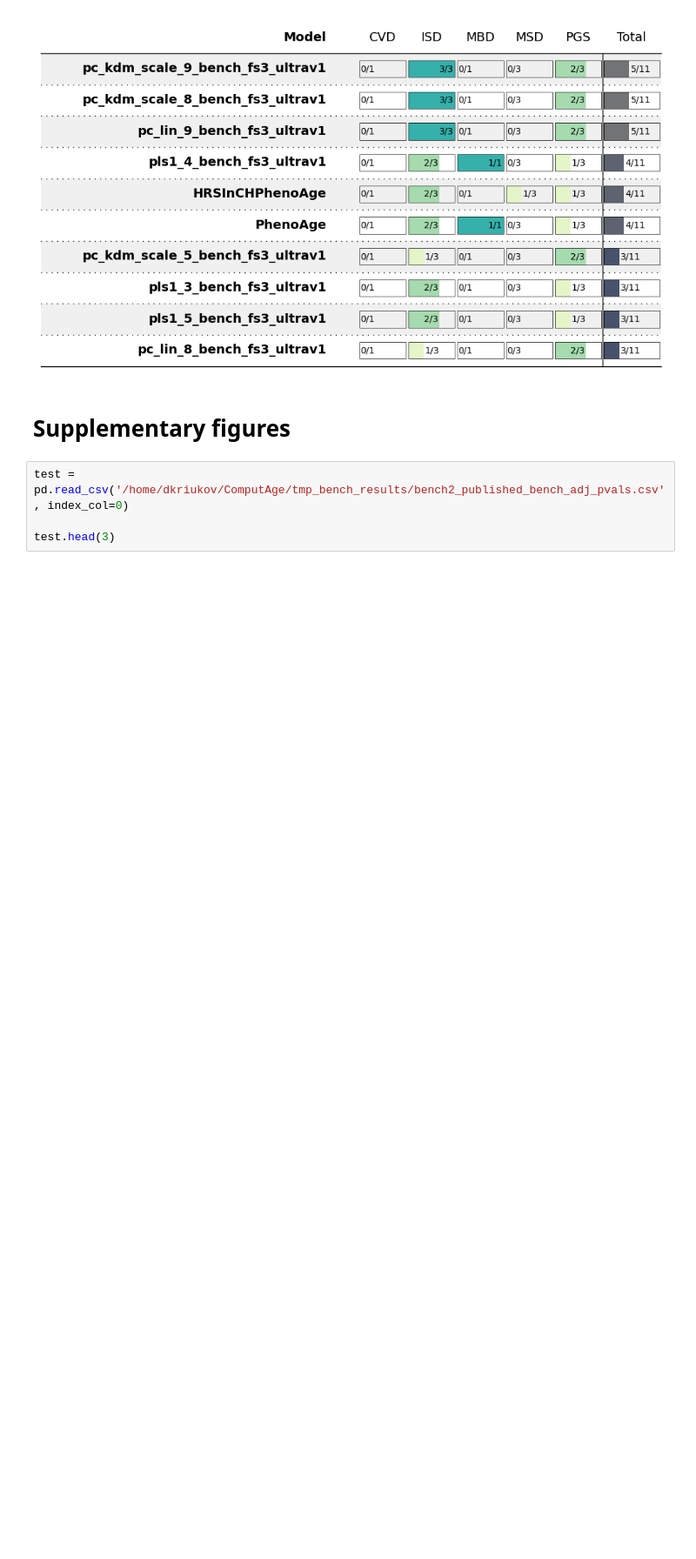
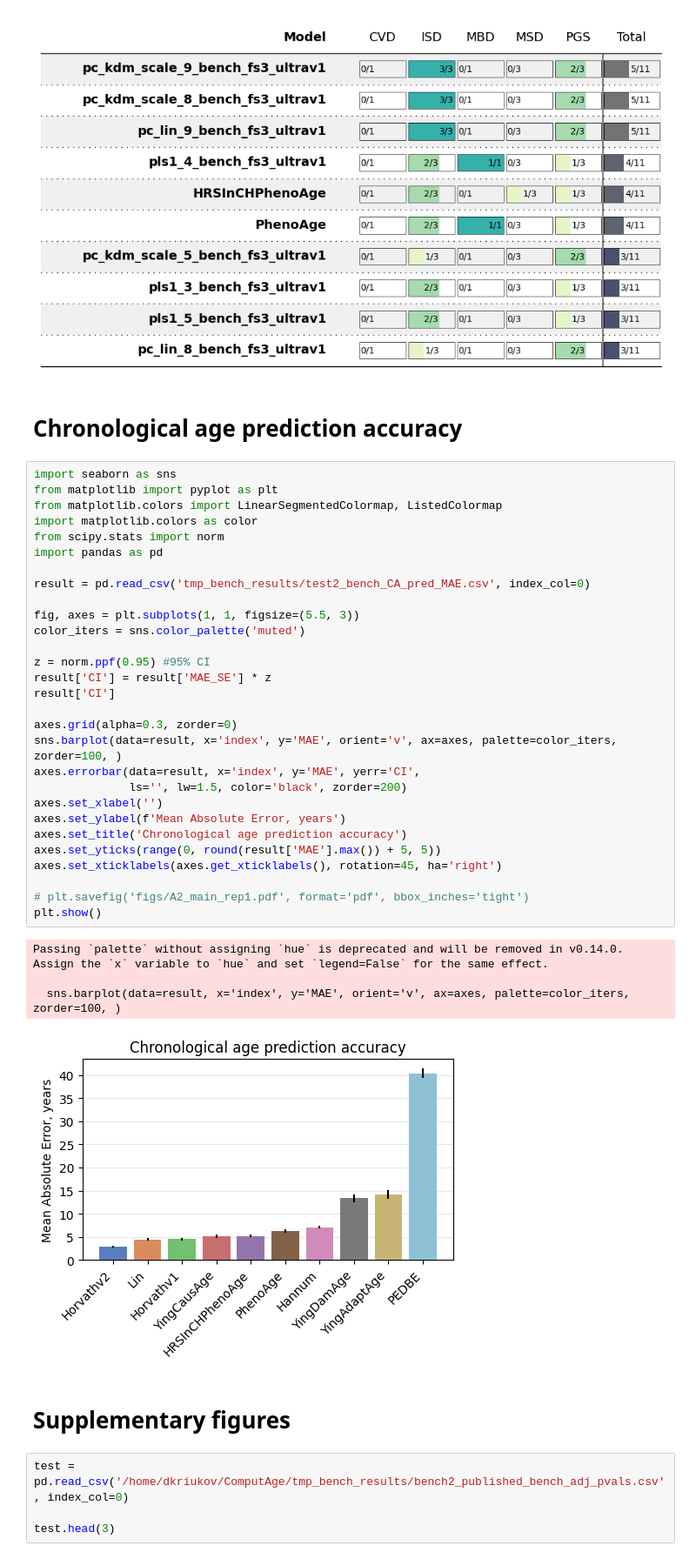
Before and after one commit to ComputationalAgingLab/ComputAge, a Jupyter notebook: benchplots.ipynb, the cells around one changed output. Shown at 87% size. Cells and saved outputs as stored; diff of their text form; blank space fills up the shorter version.

Commit message:
added additional task to benchmark, a plot for the task is implemented in corresponding notebook: benchplot, task short names in config changed: AAP -> AA2, AA0 -> AA1

```diff
--- a/benchplots.ipynb
+++ b/benchplots.ipynb
@@ -132,6 +132,42 @@ table = Table(
 )
 # %% [output]
 [figure]
+# %% [markdown]
+# Chronological age prediction accuracy
+# %%
+import seaborn as sns
+from matplotlib import pyplot as plt
+from matplotlib.colors import LinearSegmentedColormap, ListedColormap
+import matplotlib.colors as color
+from scipy.stats import norm
+import pandas as pd
+
+result = pd.read_csv('tmp_bench_results/test2_bench_CA_pred_MAE.csv', index_col=0)
+
+fig, axes = plt.subplots(1, 1, figsize=(5.5, 3))
+color_iters = sns.color_palette('muted')
+
+z = norm.ppf(0.95) #95% CI
+result['CI'] = result['MAE_SE'] * z
+result['CI']
+
+axes.grid(alpha=0.3, zorder=0)
+sns.barplot(data=result, x='index', y='MAE', orient='v', ax=axes, palette=color_iters, zorder=100, )
+axes.errorbar(data=result, x='index', y='MAE', yerr='CI',
+              ls='', lw=1.5, color='black', zorder=200)
+axes.set_xlabel('')
+axes.set_ylabel(f'Mean Absolute Error, years')
+axes.set_title('Chronological age prediction accuracy')
+axes.set_yticks(range(0, round(result['MAE'].max()) + 5, 5))
+axes.set_xticklabels(axes.get_xticklabels(), rotation=45, ha='right')
+
+# plt.savefig('figs/A2_main_rep1.pdf', format='pdf', bbox_inches='tight')
+plt.show()
+# %% [output]
+Passing `palette` without assigning `hue` is deprecated and will be removed in v0.14.0. Assign the `x` variable to `hue` and set `legend=False` for the same effect.
+
+  sns.barplot(data=result, x='index', y='MAE', orient='v', ax=axes, palette=color_iters, zorder=100, )
+[figure, added]
 # %% [markdown]
 # Supplementary figures
 # %%
```
Also changed, not shown: 3 other files.
